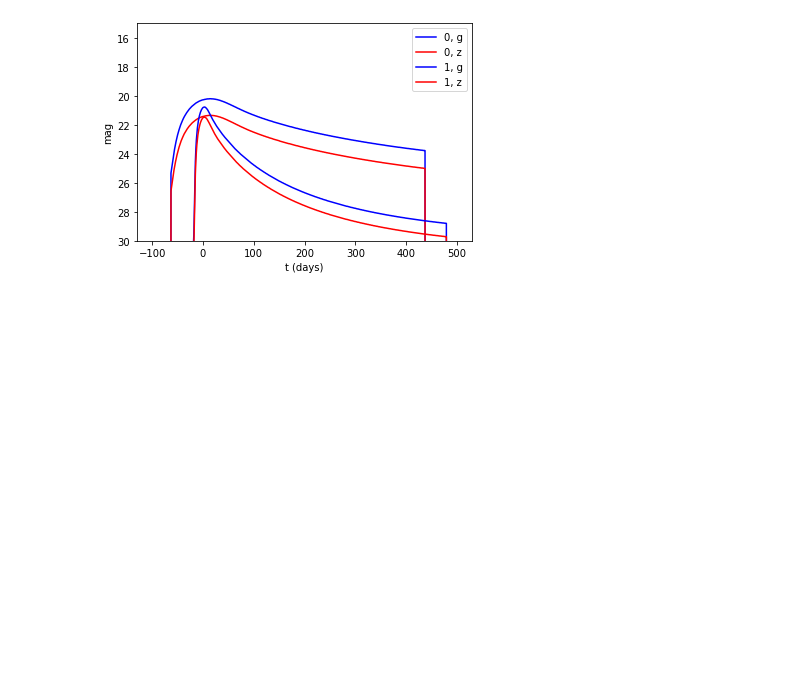
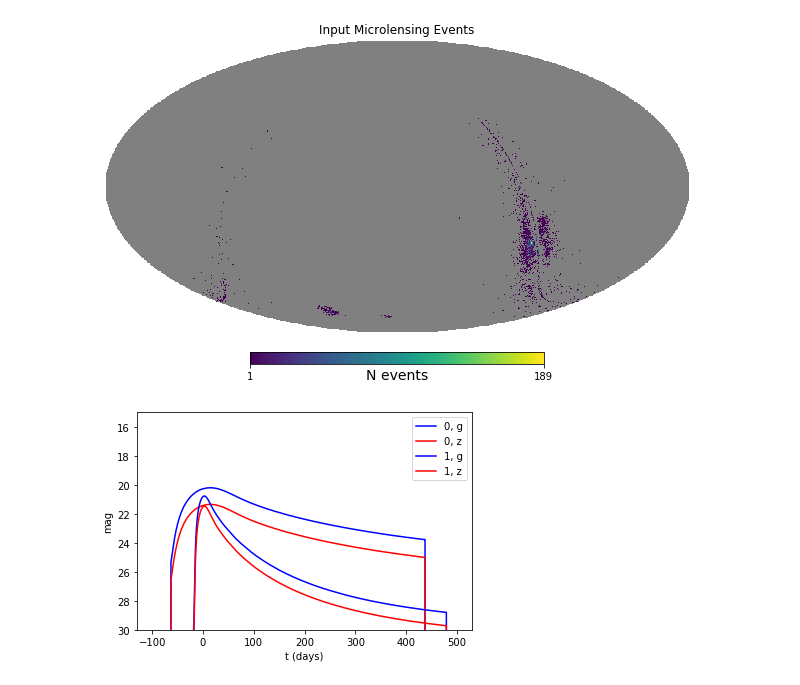
Before and after one commit to lsst-sims/smtn-013, a Jupyter notebook: microlensing_and_tde_metrics.ipynb, the cells around one changed output. Cells and saved outputs as stored; diff of their text form; code cells hidden in the pictures; blank space fills up the shorter version.

```diff
--- a/microlensing_and_tde_metrics.ipynb
+++ b/microlensing_and_tde_metrics.ipynb
@@ -134,3 +143,10 @@ plt.savefig('_static/microlensing_lc.png')
+# %%
+input_map = _healbin(slicer.slicePoints['ra'], slicer.slicePoints['dec'], slicer.slicePoints['dec']*0+1,
+                    nside=128, reduceFunc=np.sum)
+hp.mollview(input_map, title='Input Microlensing Events', unit='N events')
+plt.savefig('_static/micro_input.png')
+# %% [output]
+[figure, added]
 # %%
 # let's plot up a few of the lightcurves
 ivals=[0,1]
```
Also changed, not shown: parts of 5 cells of this notebook, 13 other files.
